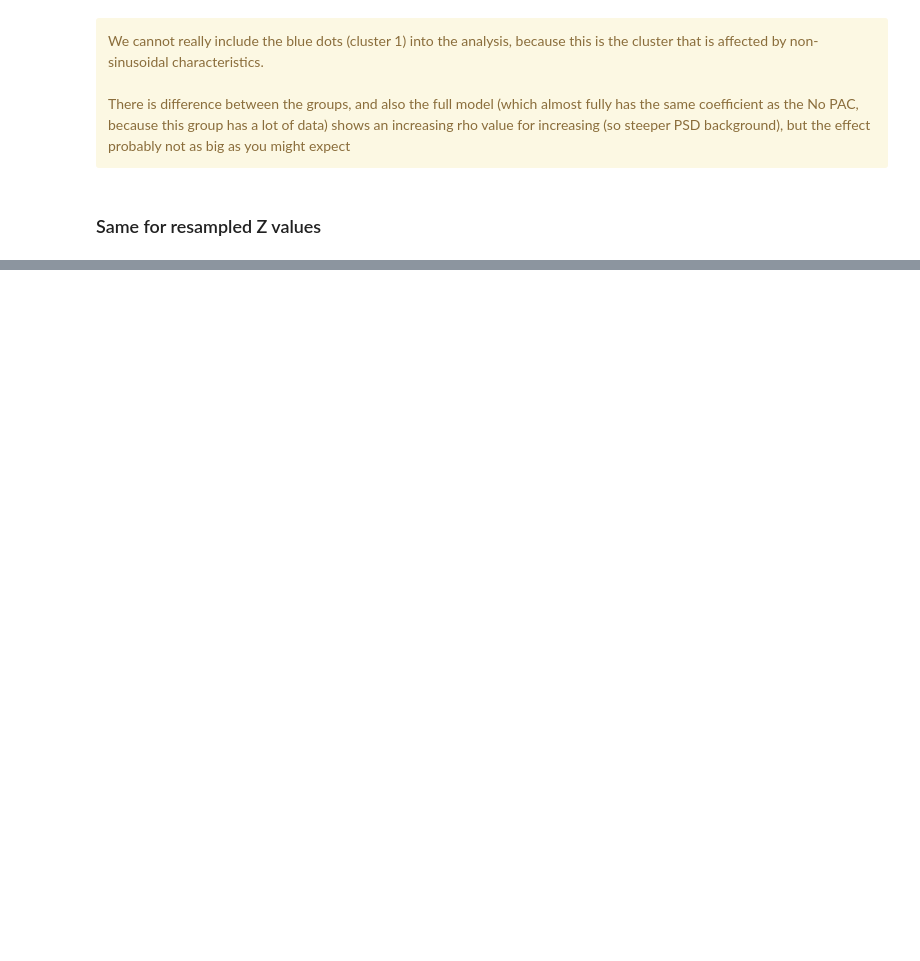
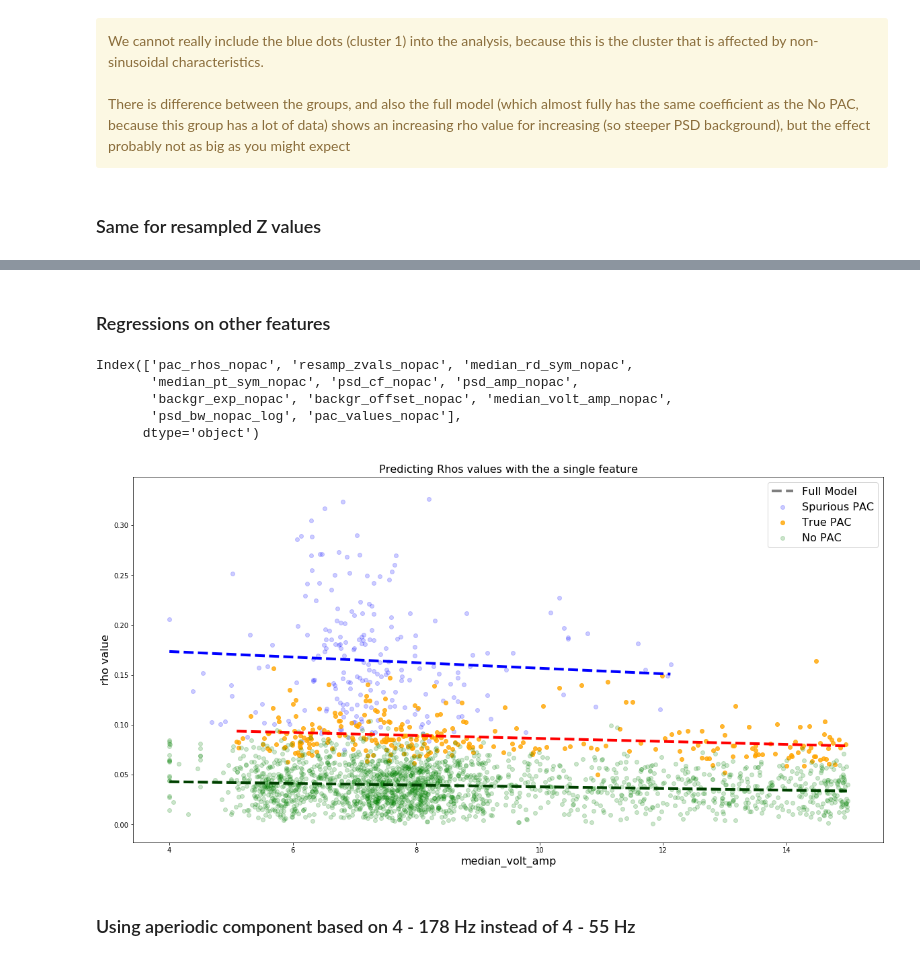
Before and after one commit to JaapVanDerAar/project_pac, a Jupyter notebook: pac_jupyter/4. Investigating the Aperiodic Component in PAC.ipynb, the cells around one changed output, grey strips where cells are left out. Cells and saved outputs as stored; diff of their text form; code cells hidden in the pictures; blank space fills up the shorter version.

Commit message:
updates on notebooks and extracted aperiodic up to 178 Hz

```diff
--- a/pac_jupyter/4. Investigating the Aperiodic Component in PAC.ipynb
+++ b/pac_jupyter/4. Investigating the Aperiodic Component in PAC.ipynb
@@ -198,0 +229,78 @@ plt.show()
+# %% [markdown]
+### Regressions on other features
+# %%
+# put in the feature for reshape
+feature_clus0 = features_df[features_df['Clusters']==0]['psd_cf'].values.reshape(-1,1)
+feature_clus1 = features_df[features_df['Clusters']==1]['psd_cf'].values.reshape(-1,1)
+feature_nopac = features_df_nopac['psd_cf_nopac'].values.reshape(-1,1)
+# %%
+features_df.columns
+features_df_nopac.columns
+# %% [output]
+Index(['pac_rhos_nopac', 'resamp_zvals_nopac', 'median_rd_sym_nopac',
+       'median_pt_sym_nopac', 'psd_cf_nopac', 'psd_amp_nopac',
+       'backgr_exp_nopac', 'backgr_offset_nopac', 'median_volt_amp_nopac',
+       'psd_bw_nopac_log', 'pac_values_nopac'],
+      dtype='object')
+# %%
+plt.figure(figsize=(20,10))
+
+# Cluster 0: scatter + linear regression
+plt.scatter(features_df[features_df['Clusters']==0]['psd_cf'],
+            features_df[features_df['Clusters']==0]['pac_rhos'],
+           color='blue', alpha =.2, label='Spurious PAC')
+
+# Cluster 1: scatter + linear regression
+plt.scatter(features_df[features_df['Clusters']==1]['psd_cf'],
+            features_df[features_df['Clusters']==1]['pac_rhos'],
+           color='orange', alpha =.8, label='True PAC')
+
+# No PAC: scatter + linear regression
+plt.scatter(features_df_nopac['psd_cf_nopac'],
+            features_df_nopac['pac_rhos_nopac'],
+           color='green', alpha =.2, label='No PAC')
+
+# regression cluster 0
+reg1 = linear_model.LinearRegression()
+reg1.fit(feature_clus0, pac_rhos_clus0)
+xs = np.arange(min(feature_clus0), max(feature_clus0),0.01)
+ys = reg1.intercept_[0] + reg1.coef_[0][0] * xs
+plt.plot(xs, ys, '--b', linewidth=4, alpha=1)
+
+# regression cluster 1
+reg2 = linear_model.LinearRegression()
+reg2.fit(feature_clus1, pac_rhos_clus1)
+xs = np.arange(min(feature_clus1), max(feature_clus1),0.01)
+ys = reg2.intercept_[0] + reg2.coef_[0][0] * xs
+plt.plot(xs, ys, '--r', linewidth=4, alpha=1)
+
+
+# regression no pac
+reg3 = linear_model.LinearRegression()
+reg3.fit(feature_nopac, pac_rhos_nopac)
+xs = np.arange(min(feature_nopac), max(feature_nopac),0.01)
+ys = reg3.intercept_[0] + reg3.coef_[0][0] * xs
+plt.plot(xs, ys, '--g', linewidth=4, alpha=1)
+
+# Regression model on all combined
+# concatenate the three groups and reshape
+pac_rhos_comb = np.reshape(np.concatenate((pac_rhos_clus0, pac_rhos_clus1, pac_rhos_nopac), axis=None), [-1, 1])
+feature_comb = np.reshape(np.concatenate((feature_clus0, feature_clus1, feature_nopac), axis=None), [-1, 1])
+
+# regression combo
+reg4= linear_model.LinearRegression()
+reg4.fit(feature_comb, pac_rhos_comb)
+xs = np.arange(min(feature_comb), max(feature_comb),0.01)
+ys = reg3.intercept_[0] + reg3.coef_[0][0] * xs
+plt.plot(xs, ys, '--k', linewidth=4, label='Full Model', alpha=.5)
+
+
+plt.title('Predicting Rhos values with the a single feature', fontsize=16)
+plt.xlabel('median_volt_amp', fontsize=16)
+plt.ylabel('rho value', fontsize=16)
+plt.legend(fontsize=16)
+plt.show()
+# %% [output]
+[figure, added]
+# %% [markdown]
+### Using aperiodic component based on 4 - 178 Hz instead of 4 - 55 Hz
```
Also changed, not shown: parts of 11 cells of this notebook, 2 other files.
